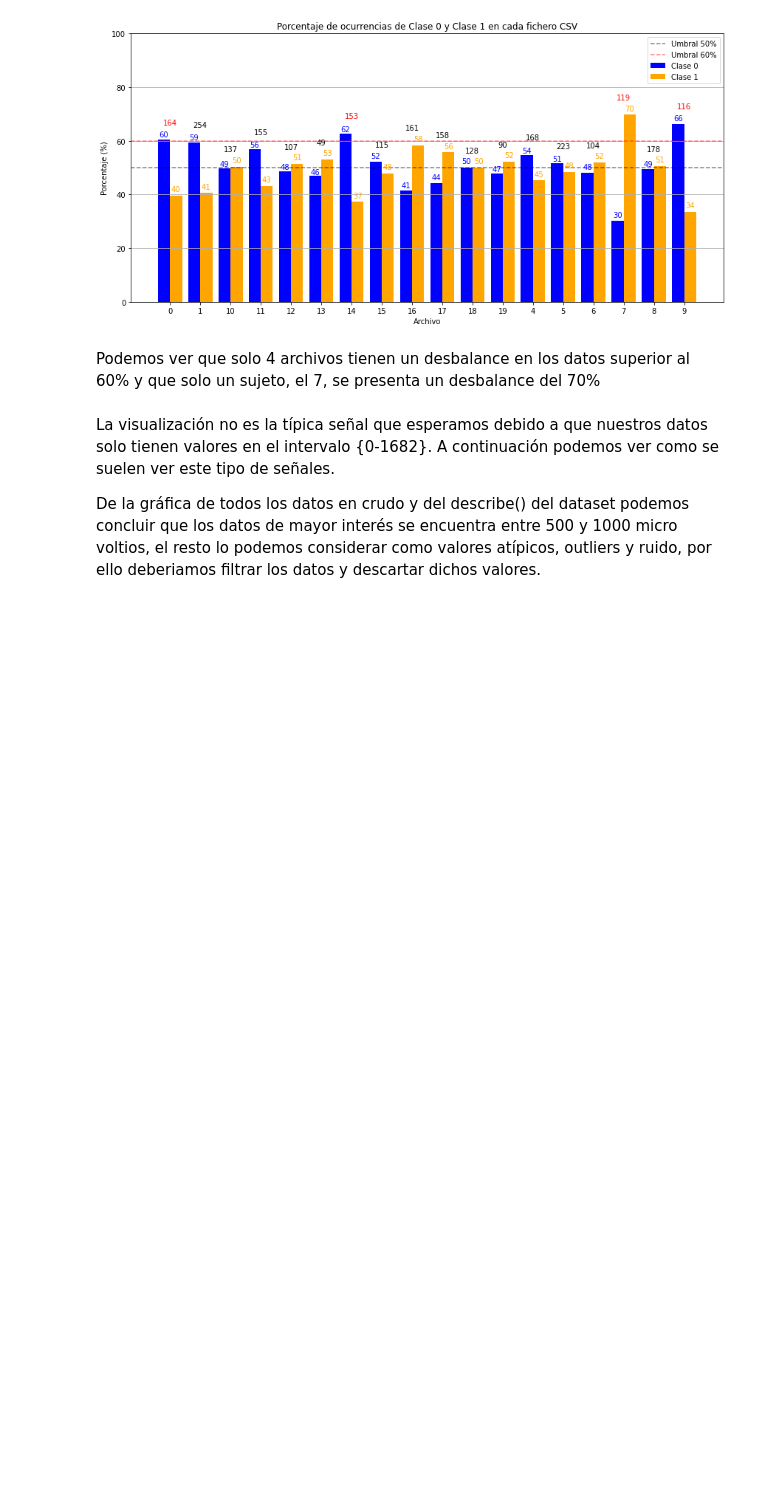
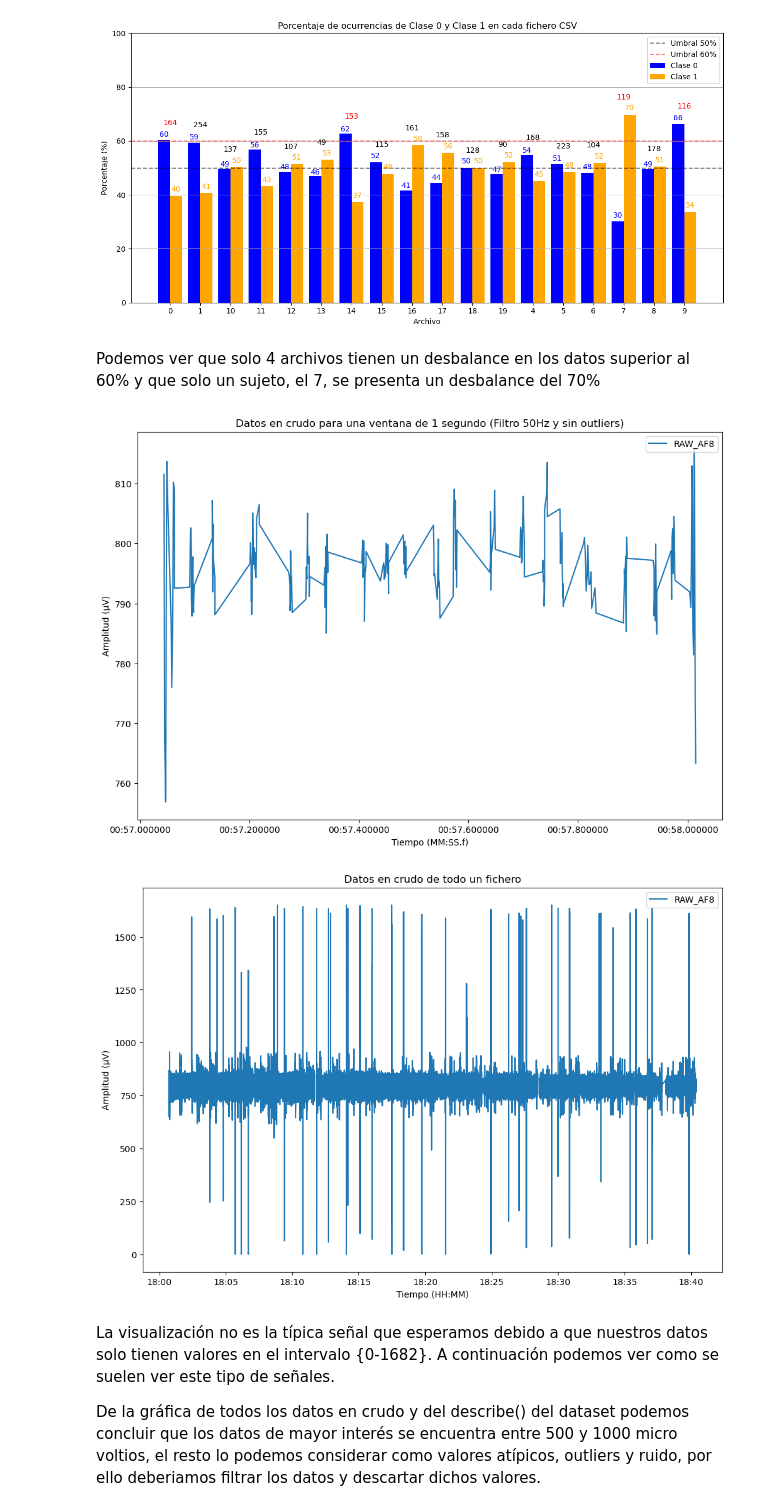
Before and after one commit to ismeh/tfg, a Jupyter notebook: codigo/tfg.ipynb, the cells around one changed output. Saved outputs shown, nothing was run; the diff lists cells and outputs as text; code cells hidden in the pictures; blank space fills up the shorter version.

```diff
--- a/codigo/tfg.ipynb
+++ b/codigo/tfg.ipynb
@@ -440,8 +464,12 @@ def plot_eeg(window, title, idx_channel, ylabel="Tiempo (MM:SS.f)", time_format=
     plt.legend(loc='upper right')
     plt.show()
 # %%
-plot_eeg(ventana_prueba, "Datos en crudo para una ventana de 1 segundo",2)
+plot_eeg(ventana_prueba, "Datos en crudo para una ventana de 1 segundo (Filtro 50Hz y sin outliers)",2)
+
 plot_eeg(raw_data, "Datos en crudo de todo un fichero",2, ylabel="Tiempo (HH:MM)", time_format='%H:%M')
+# %% [output]
+[figure, added]
+[figure, added]
 # %% [markdown]
 La visualización no es la típica señal que esperamos debido a que nuestros datos solo tienen valores en el intervalo {0-1682}. A continuación podemos ver como se suelen ver este tipo de señales.
 
```
Also changed, not shown: parts of 8 cells of this notebook.
